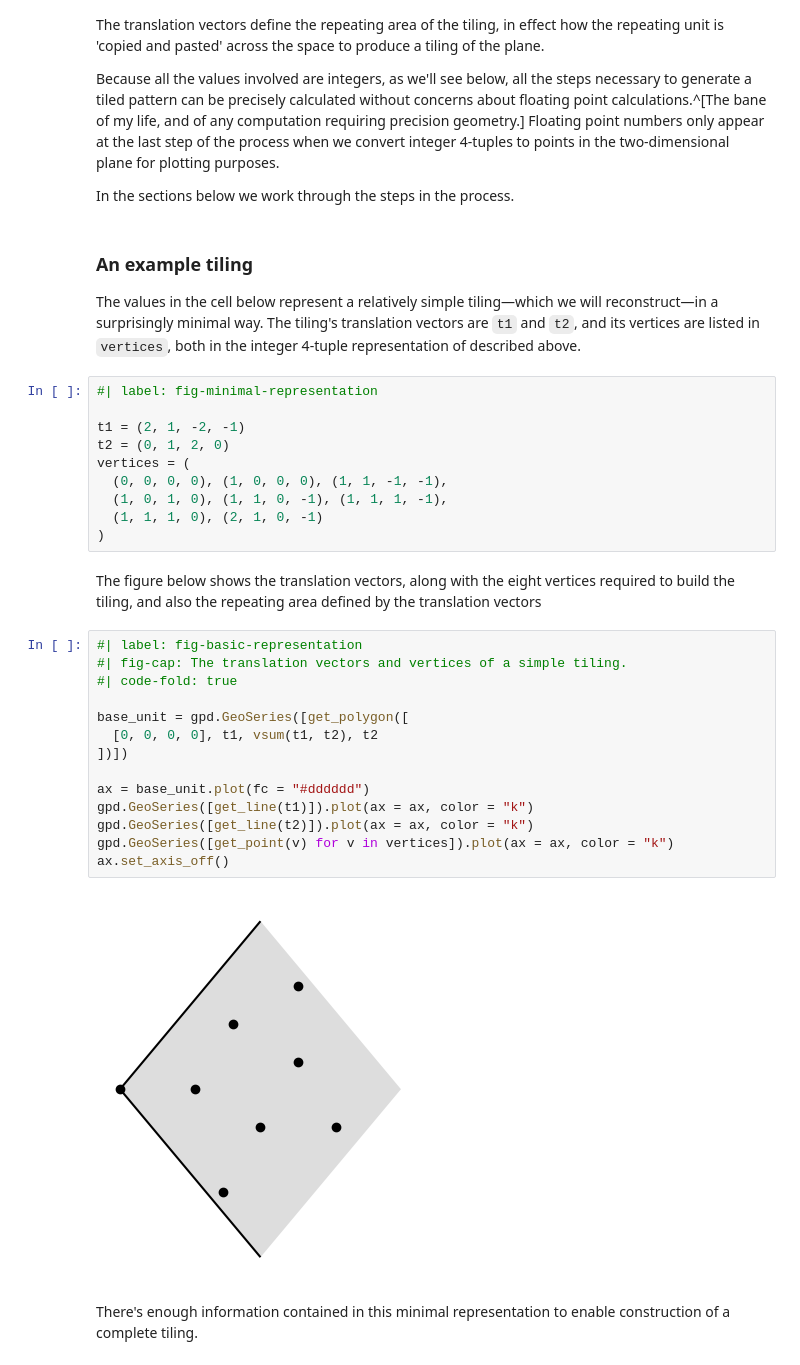
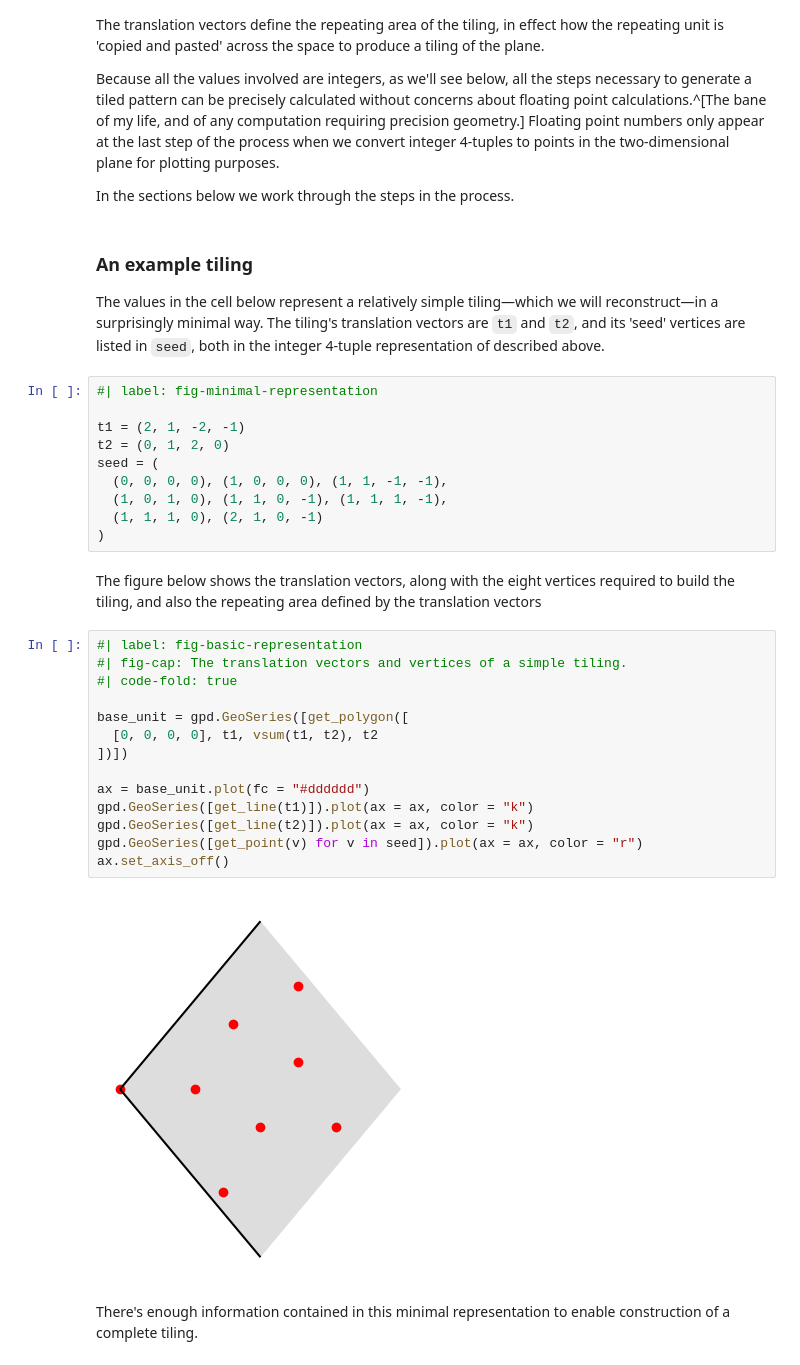
Before and after one commit to DOSull/dosull.github.io, a Jupyter notebook: posts/2026/11/15/index.ipynb, the cells around one changed output. Cells and saved outputs as stored; diff of their text form.

```diff
--- a/posts/2026/11/15/index.ipynb
+++ b/posts/2026/11/15/index.ipynb
@@ -142,13 +142,13 @@ Because all the values involved are integers, as we'll see below, all the steps
 In the sections below we work through the steps in the process.
 # %% [markdown]
 ### An example tiling
-The values in the cell below represent a relatively simple tiling&mdash;which we will reconstruct&mdash;in a surprisingly minimal way. The tiling's translation vectors are `t1` and `t2`, and its vertices are listed in `vertices`, both in the integer 4-tuple representation of described above.
+The values in the cell below represent a relatively simple tiling&mdash;which we will reconstruct&mdash;in a surprisingly minimal way. The tiling's translation vectors are `t1` and `t2`, and its 'seed' vertices are listed in `seed`, both in the integer 4-tuple representation of described above.
 # %%
 #| label: fig-minimal-representation
 
 t1 = (2, 1, -2, -1)
 t2 = (0, 1, 2, 0)
-vertices = (
+seed = (
   (0, 0, 0, 0), (1, 0, 0, 0), (1, 1, -1, -1),
   (1, 0, 1, 0), (1, 1, 0, -1), (1, 1, 1, -1),
   (1, 1, 1, 0), (2, 1, 0, -1)
@@ -158,19 +158,19 @@ The figure below shows the translation vectors, along with the eight vertices re
 # %%
 #| label: fig-basic-representation
 #| fig-cap: The translation vectors and vertices of a simple tiling.
 #| code-fold: true
 
 base_unit = gpd.GeoSeries([get_polygon([
   [0, 0, 0, 0], t1, vsum(t1, t2), t2
 ])])
 
 ax = base_unit.plot(fc = "#dddddd")
 gpd.GeoSeries([get_line(t1)]).plot(ax = ax, color = "k")
 gpd.GeoSeries([get_line(t2)]).plot(ax = ax, color = "k")
-gpd.GeoSeries([get_point(v) for v in vertices]).plot(ax = ax, color = "k")
+gpd.GeoSeries([get_point(v) for v in seed]).plot(ax = ax, color = "r")
 ax.set_axis_off()
 # %% [output]
-[figure, old version]
+[figure, new version]
 # %% [markdown]
 There's enough information contained in this minimal representation to enable construction of a complete tiling.
 # %% [markdown]
```
Also changed, not shown: parts of 17 cells of this notebook, 14 other files.
